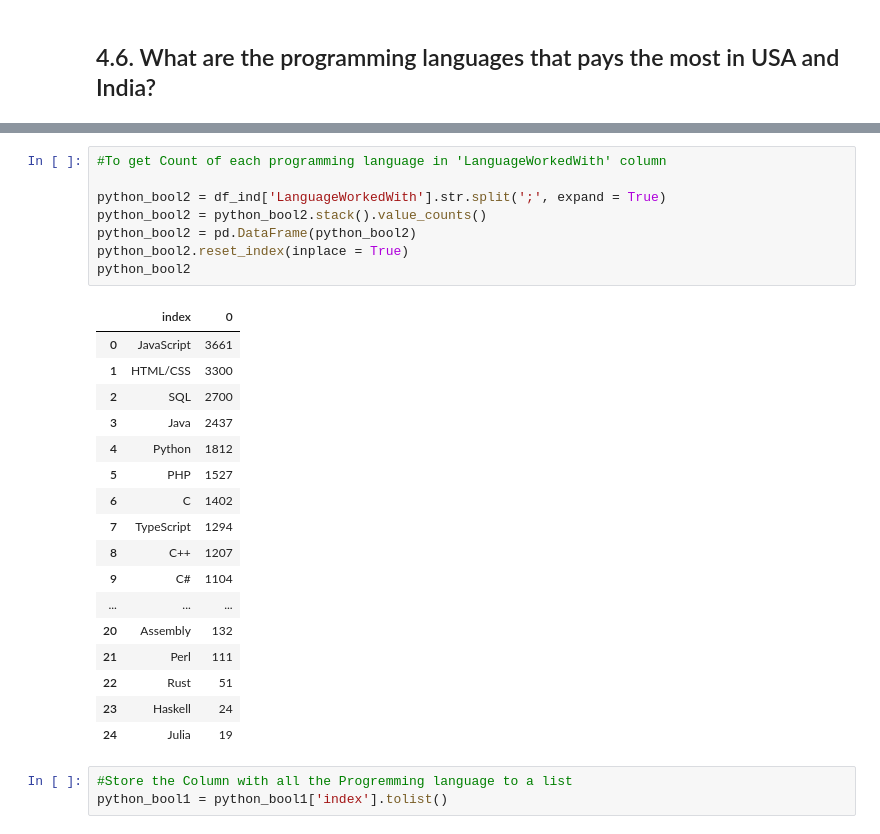
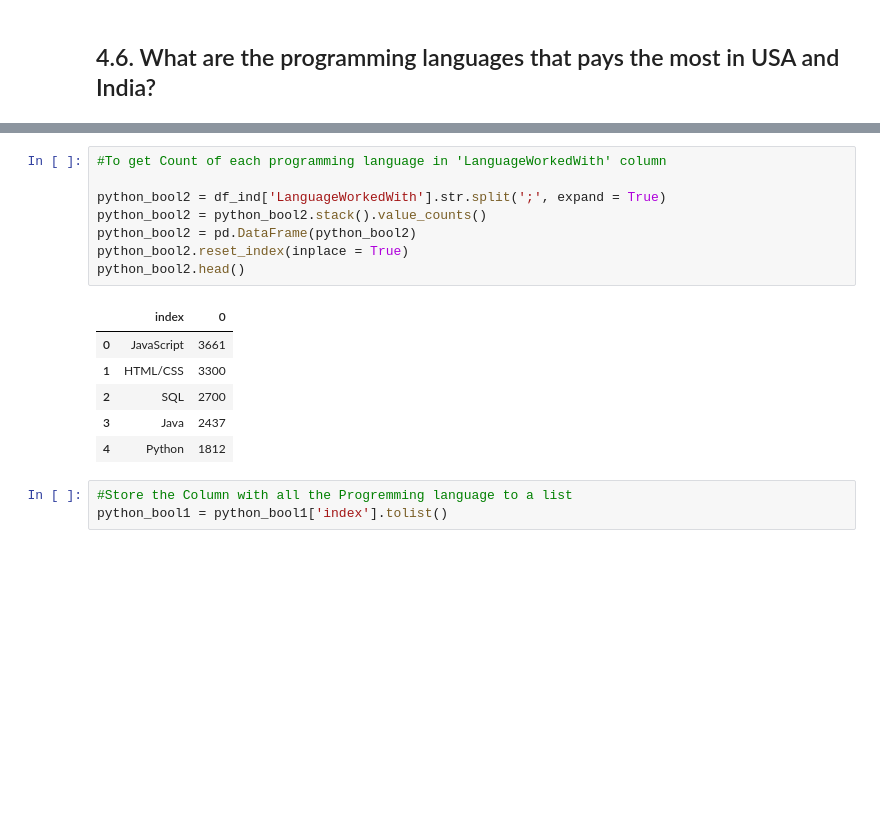
Before and after one commit to Arjunar92/StackOverflow_dev_survey, a Jupyter notebook: StackOverflow_2020_USvsIndia_Final.ipynb, the cells around one changed output, grey strips where cells are left out. Cells and saved outputs as stored; diff of their text form; blank space fills up the shorter version.

```diff
--- a/StackOverflow_2020_USvsIndia_Final.ipynb
+++ b/StackOverflow_2020_USvsIndia_Final.ipynb
@@ -674,29 +664,18 @@ python_bool1
 # %%
 #To get Count of each programming language in 'LanguageWorkedWith' column
 
 python_bool2 = df_ind['LanguageWorkedWith'].str.split(';', expand = True)
 python_bool2 = python_bool2.stack().value_counts()
 python_bool2 = pd.DataFrame(python_bool2)
 python_bool2.reset_index(inplace = True)
-python_bool2
+python_bool2.head()
 # %% [output]
 |  | index | 0 |
 | 0 | JavaScript | 3661 |
 | 1 | HTML/CSS | 3300 |
 | 2 | SQL | 2700 |
 | 3 | Java | 2437 |
 | 4 | Python | 1812 |
-| 5 | PHP | 1527 |
-| 6 | C | 1402 |
-| 7 | TypeScript | 1294 |
-| 8 | C++ | 1207 |
-| 9 | C# | 1104 |
-| ... | ... | ... |
-| 20 | Assembly | 132 |
-| 21 | Perl | 111 |
-| 22 | Rust | 51 |
-| 23 | Haskell | 24 |
-| 24 | Julia | 19 |
 # %%
 #Store the Column with all the Progremming language to a list
 python_bool1 = python_bool1['index'].tolist()
```
Also changed, not shown: parts of 13 cells of this notebook.
